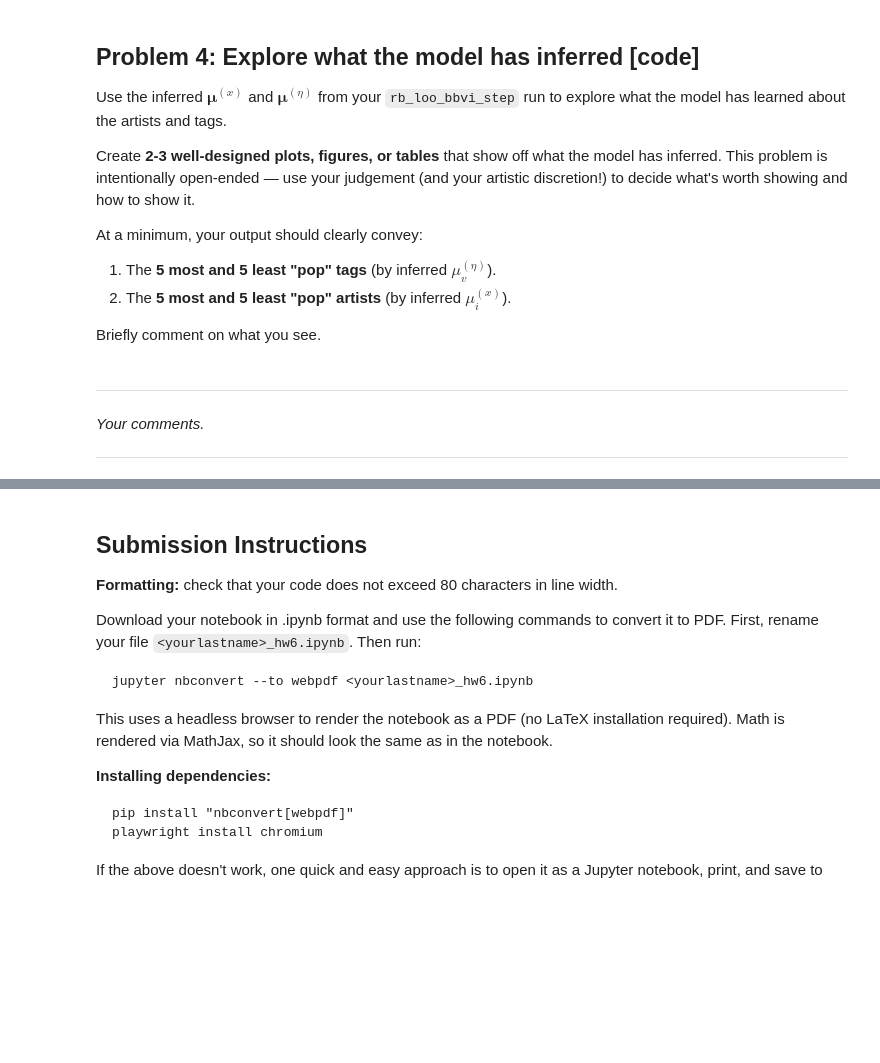
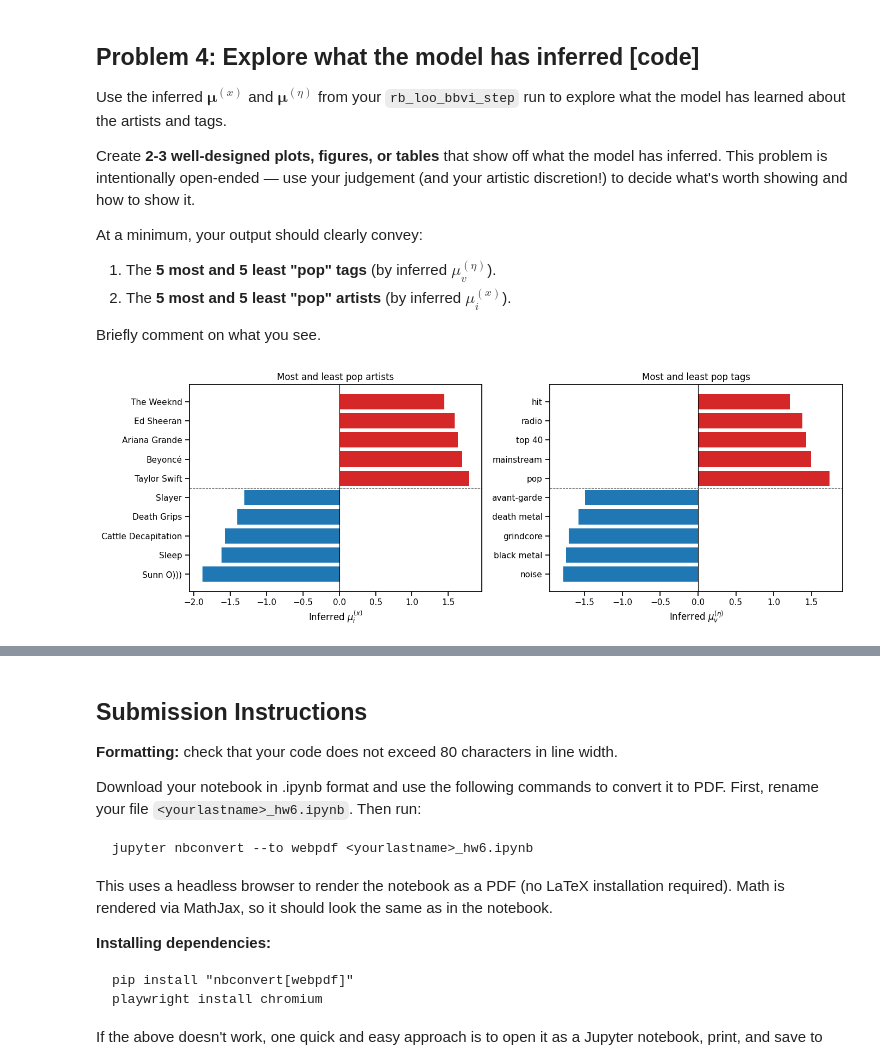
Before and after one commit to rodrigopazm96/Modern-Methods-in-Applied-Statistics, a Jupyter notebook: Paz_hw6.ipynb, the cells around one changed output, grey strips where cells are left out. Saved outputs shown, nothing was run; the diff lists cells and outputs as text; code cells hidden in the pictures; blank space fills up the shorter version.

```diff
--- a/Paz_hw6.ipynb
+++ b/Paz_hw6.ipynb
@@ -529,6 +788,36 @@ Briefly comment on what you see.
-# %% [markdown]
----
-
-*Your comments.*
-
----
+# %%
+mu_x   = var_params_loo['mu_x_N']
+mu_eta = var_params_loo['mu_eta_V']
+
+top_artists_idx = torch.argsort(mu_x,   descending=True)
+top_tags_idx    = torch.argsort(mu_eta, descending=True)
+
+top5_artists    = [(artists[i], mu_x[i].item())   for i in top_artists_idx[:5]]
+bottom5_artists = [(artists[i], mu_x[i].item())   for i in top_artists_idx[-5:]]
+top5_tags       = [(tags[v],    mu_eta[v].item())  for v in top_tags_idx[:5]]
+bottom5_tags    = [(tags[v],    mu_eta[v].item())  for v in top_tags_idx[-5:]]
+
+fig, axes = plt.subplots(1, 2, figsize=(14, 5))
+
+all_artists = bottom5_artists[::-1] + top5_artists
+a_names, a_vals = zip(*all_artists)
+colors_a = ['#d62728' if v > 0 else '#1f77b4' for v in a_vals]
+axes[0].barh(a_names, a_vals, color=colors_a)
+axes[0].axvline(0, color='black', linewidth=0.8)
+axes[0].axhline(4.5, color='grey', linewidth=0.8, linestyle='--')
+axes[0].set_xlabel("Inferred $\\mu_i^{(x)}$")
+axes[0].set_title("Most and least pop artists")
+
+all_tags = bottom5_tags[::-1] + top5_tags
+t_names, t_vals = zip(*all_tags)
+colors_t = ['#d62728' if v > 0 else '#1f77b4' for v in t_vals]
+axes[1].barh(t_names, t_vals, color=colors_t)
+axes[1].axvline(0, color='black', linewidth=0.8)
+axes[1].axhline(4.5, color='grey', linewidth=0.8, linestyle='--')
+axes[1].set_xlabel("Inferred $\\mu_v^{(\\eta)}$")
+axes[1].set_title("Most and least pop tags")
+
+plt.tight_layout()
+plt.show()
+# %% [output]
+[figure, added]
```
Also changed, not shown: parts of 35 cells of this notebook.
